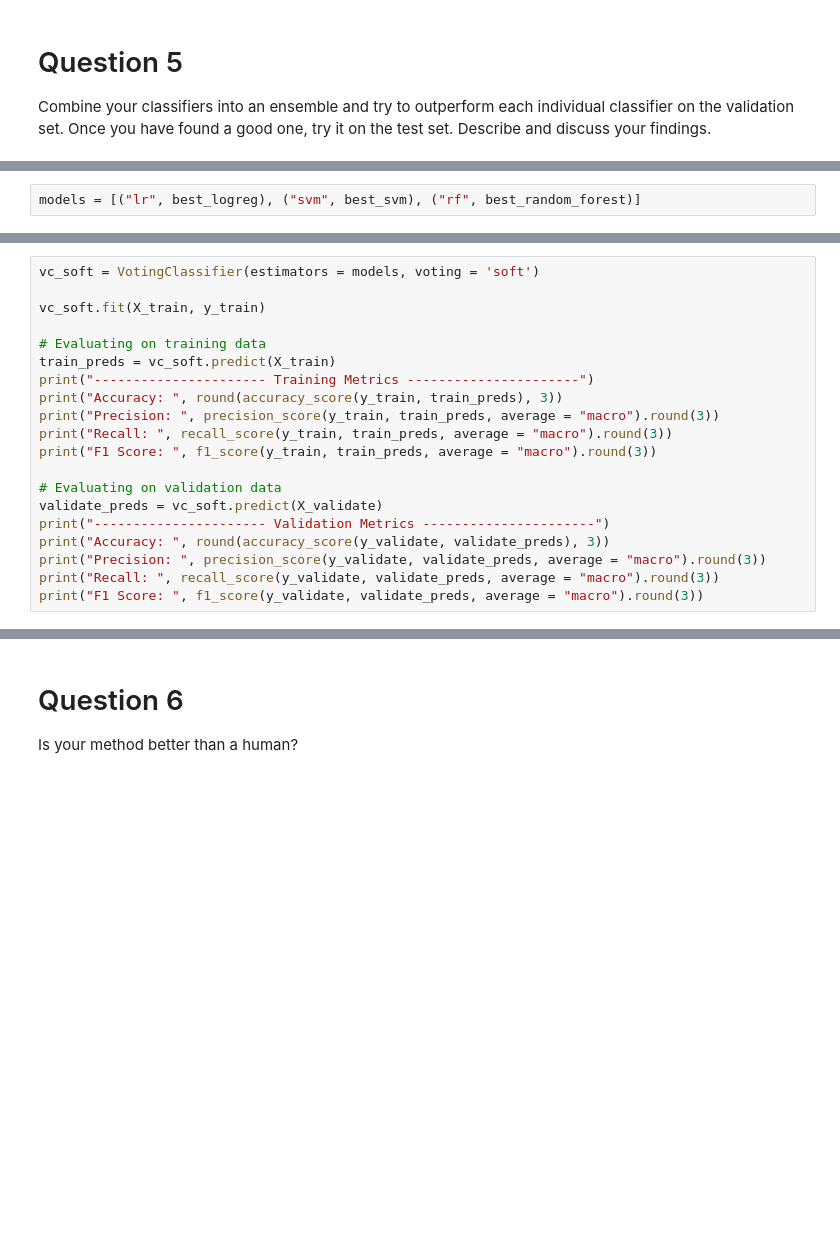
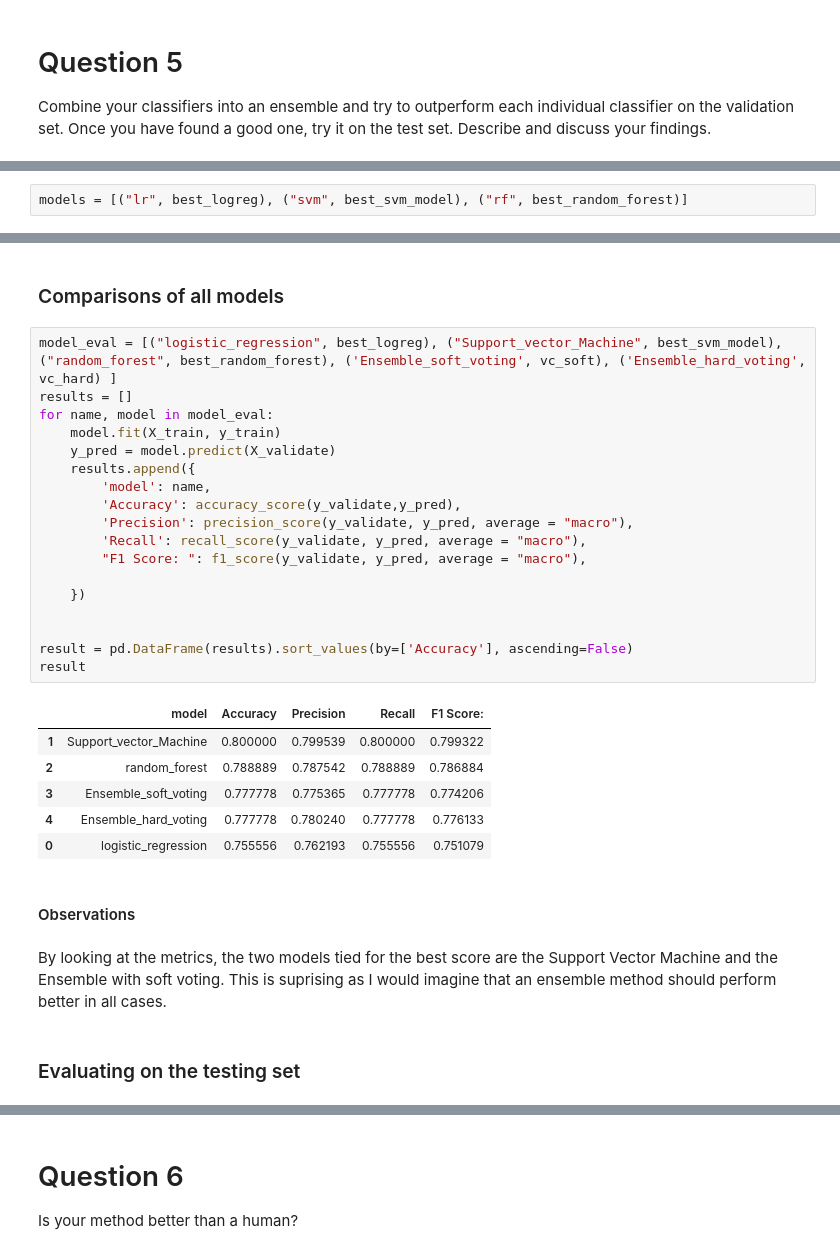
Before and after one commit to jackyeung99/Applied_Machine_Learning, a Jupyter notebook: Assignment02/Q1.ipynb, the cells around one changed output, grey strips where cells are left out. Drawn from its saved outputs; the diff is of its cells as text; blank space fills up the shorter version.

```diff
--- a/Assignment02/Q1.ipynb
+++ b/Assignment02/Q1.ipynb
@@ -953,2 +675,2 @@ SVC(C=1, gamma=0.3, probability=True, random_state=10)
 # %%
-models = [("lr", best_logreg), ("svm", best_svm), ("rf", best_random_forest)]
+models = [("lr", best_logreg), ("svm", best_svm_model), ("rf", best_random_forest)]
@@ -986,20 +676,0 @@ F1 Score:  0.776
-# %%
-vc_soft = VotingClassifier(estimators = models, voting = 'soft')
-
-vc_soft.fit(X_train, y_train)
-
-# Evaluating on training data
-train_preds = vc_soft.predict(X_train)
-print("---------------------- Training Metrics ----------------------")
-print("Accuracy: ", round(accuracy_score(y_train, train_preds), 3))
-print("Precision: ", precision_score(y_train, train_preds, average = "macro").round(3))
-print("Recall: ", recall_score(y_train, train_preds, average = "macro").round(3))
-print("F1 Score: ", f1_score(y_train, train_preds, average = "macro").round(3))
-
-# Evaluating on validation data
-validate_preds = vc_soft.predict(X_validate)
-print("---------------------- Validation Metrics ----------------------")
-print("Accuracy: ", round(accuracy_score(y_validate, validate_preds), 3))
-print("Precision: ", precision_score(y_validate, validate_preds, average = "macro").round(3))
-print("Recall: ", recall_score(y_validate, validate_preds, average = "macro").round(3))
-print("F1 Score: ", f1_score(y_validate, validate_preds, average = "macro").round(3))
@@ -1071,0 +707,33 @@ Soft margin ensemble is working better on the test data.
+# %% [markdown]
+### Comparisons of all models
+# %%
+model_eval = [("logistic_regression", best_logreg), ("Support_vector_Machine", best_svm_model), ("random_forest", best_random_forest), ('Ensemble_soft_voting', vc_soft), ('Ensemble_hard_voting', vc_hard) ]
+results = []
+for name, model in model_eval:
+    model.fit(X_train, y_train)
+    y_pred = model.predict(X_validate)
+    results.append({
+        'model': name,
+        'Accuracy': accuracy_score(y_validate,y_pred),
+        'Precision': precision_score(y_validate, y_pred, average = "macro"),
+        'Recall': recall_score(y_validate, y_pred, average = "macro"),
+        "F1 Score: ": f1_score(y_validate, y_pred, average = "macro"),
+
+    })
+
+
+result = pd.DataFrame(results).sort_values(by=['Accuracy'], ascending=False)
+result
+# %% [output]
+|  | model | Accuracy | Precision | Recall | F1 Score: |
+| 1 | Support_vector_Machine | 0.800000 | 0.799539 | 0.800000 | 0.799322 |
+| 2 | random_forest | 0.788889 | 0.787542 | 0.788889 | 0.786884 |
+| 3 | Ensemble_soft_voting | 0.777778 | 0.775365 | 0.777778 | 0.774206 |
+| 4 | Ensemble_hard_voting | 0.777778 | 0.780240 | 0.777778 | 0.776133 |
+| 0 | logistic_regression | 0.755556 | 0.762193 | 0.755556 | 0.751079 |
+# %% [markdown]
+#### Observations
+# %% [markdown]
+By looking at the metrics, the two models tied for the best score are the Support Vector Machine and the Ensemble with soft voting. This is suprising as I would imagine that an ensemble method should perform better in all cases.
+# %% [markdown]
+### Evaluating on the testing set
```
Also changed, not shown: parts of 85 cells of this notebook.
